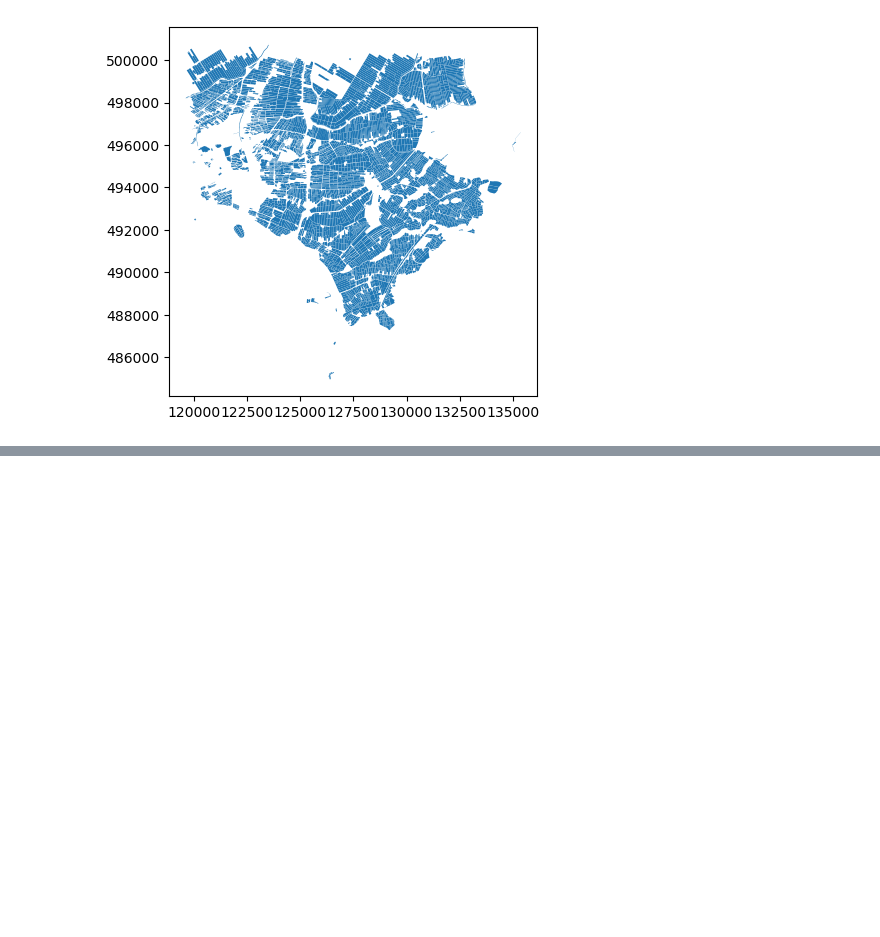
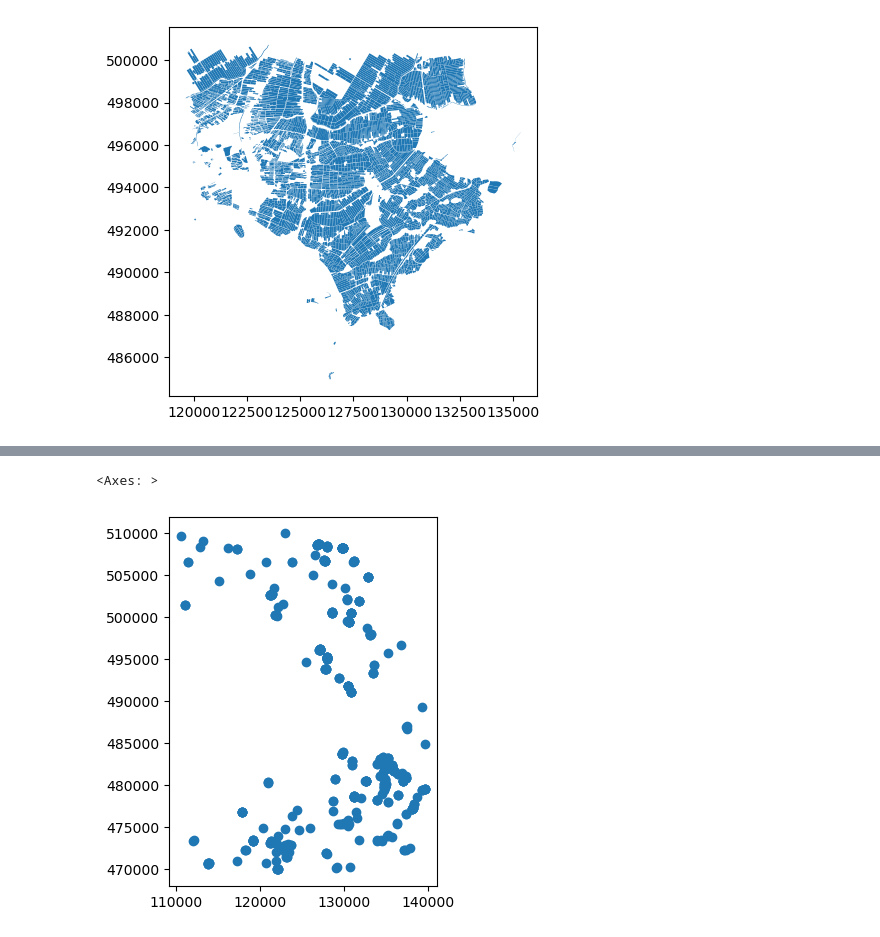
Before and after one commit to mashadab/remote-sensing, a Jupyter notebook: D1/4VectorDataGeoPandas.ipynb, the cells around one changed output, grey strips where cells are left out. Drawn from its saved outputs; the diff is of its cells as text; code cells hidden in the pictures; blank space fills up the shorter version.

```diff
--- a/D1/4VectorDataGeoPandas.ipynb
+++ b/D1/4VectorDataGeoPandas.ipynb
@@ -103,0 +133,12 @@ fields_cx.to_file("fields_cropped.shp")  #It is the shape file
+# %%
+#The projection is different between fields and wells so we change it
+fields_epsg = fields_cx.crs.to_epsg()
+# %%
+wells = wells.to_crs(epsg=fields_epsg) #change the wells epsg to fields epsg
+# %%
+wells_clip = wells.clip(fields)  #Clip the wells to the fields region
+# %%
+wells_clip.plot()
+# %% [output]
+<Axes: >
+[figure, added]
```
Also changed, not shown: parts of 6 cells of this notebook, 1 other file.
